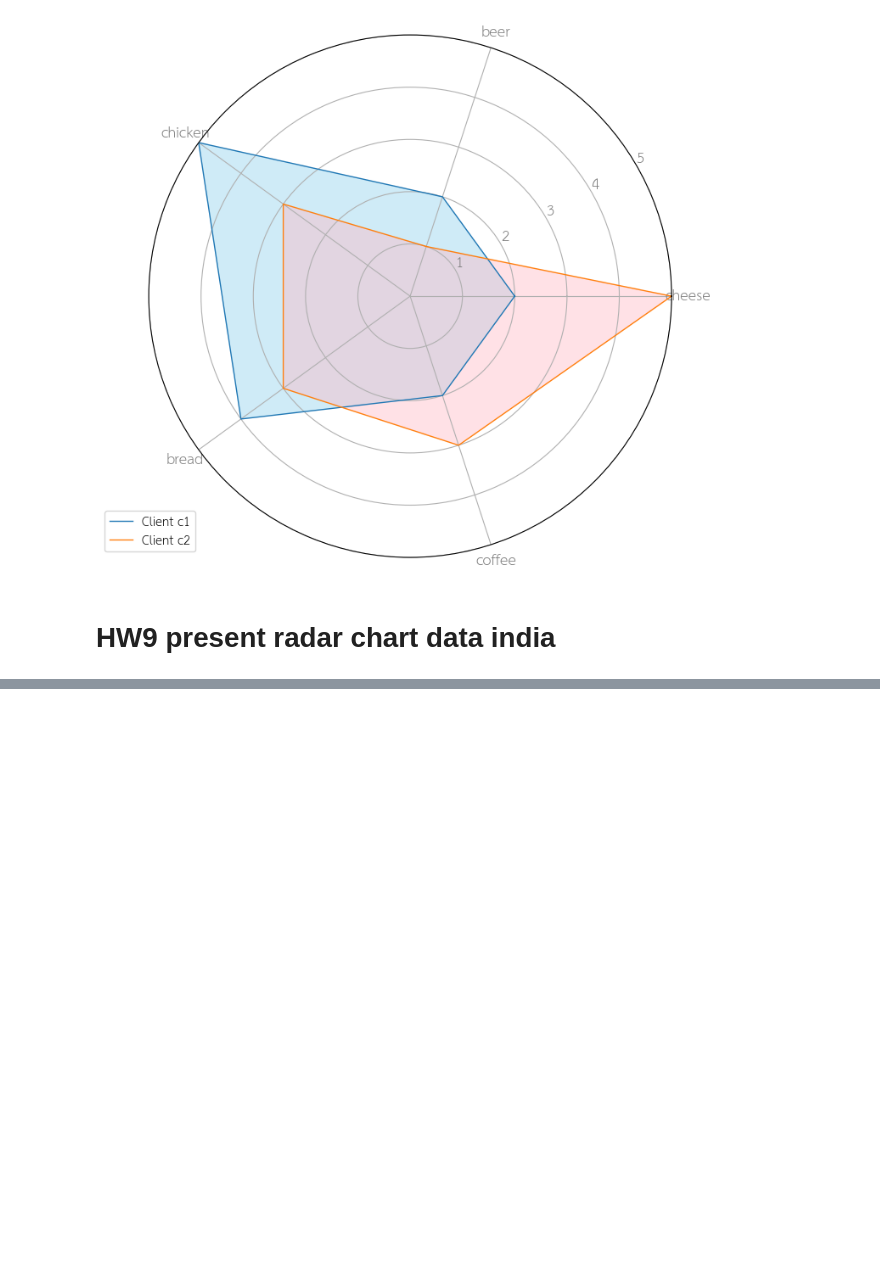
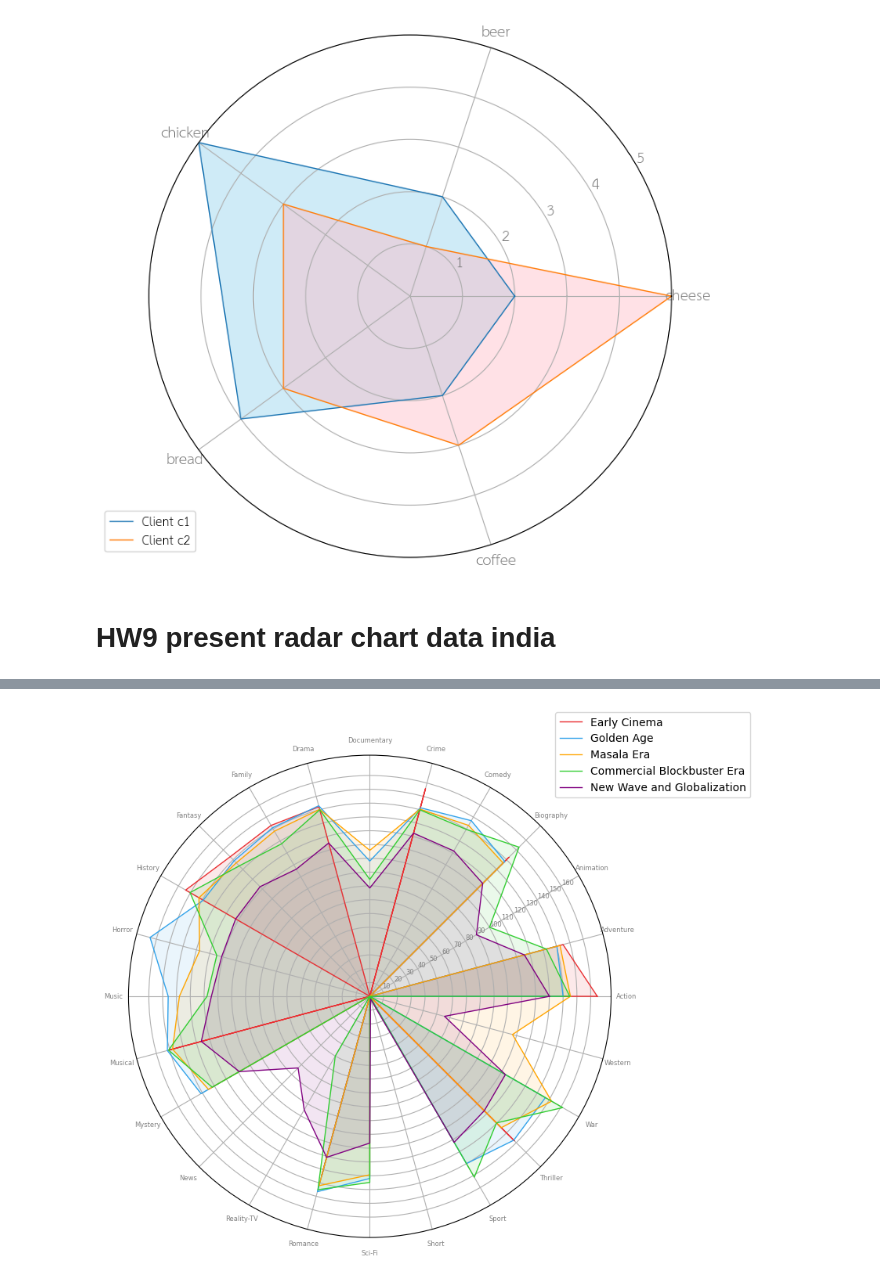
Before and after one commit to Meaiie/python_dataviz2024, a Jupyter notebook: Visualize_Data_Comparison_2024.ipynb, the cells around one changed output, grey strips where cells are left out. Drawn from its saved outputs; the diff is of its cells as text; code cells hidden in the pictures; blank space fills up the shorter version.

```diff
--- a/Visualize_Data_Comparison_2024.ipynb
+++ b/Visualize_Data_Comparison_2024.ipynb
@@ -1211,0 +1396,74 @@ plt.legend(loc='upper right', bbox_to_anchor=(0.1, 0.1))
+# %%
+import math  # ใช้ในการคำนวณมุมของแกนกราฟ radar chart
+import numpy as np
+import pandas as pd
+import matplotlib.pyplot as plt
+
+# Assuming your dataset 'new_md' has columns 'Release_Year', 'Genre', and 'Duration'
+
+# สร้างฟังก์ชันในการแบ่งยุคภาพยนตร์
+def assign_era(release_year):
+    if release_year < 1940:
+        return 'Early Cinema'
+    elif 1940 <= release_year < 1970:
+        return 'Golden Age'
+    elif 1970 <= release_year < 1990:
+        return 'Masala Era'
+    elif 1990 <= release_year < 2010:
+        return 'Commercial Blockbuster Era'
+    else:
+        return 'New Wave and Globalization'
+
+# แปลงคอลัมน์ Duration ให้เป็นตัวเลข
+new_md['Duration'] = pd.to_numeric(new_md['Duration'], errors='coerce')
+
+# ลบแถวที่มีค่า NaN ในคอลัมน์ Duration
+new_md = new_md.dropna(subset=['Duration'])
+
+# สร้างคอลัมน์ 'Era' ใน DataFrame ด้วยการใช้ .loc เพื่อแก้ไขปัญหา SettingWithCopyWarning
+new_md.loc[:, 'Era'] = new_md['Year'].apply(assign_era)
+
+# คำนวณค่าเฉลี่ย Duration ของแต่ละ Genre ในแต่ละยุค
+era_genre_duration = new_md.groupby(['Era', 'Genre'])['Duration'].mean().unstack()
+
+era_genre_duration = era_genre_duration.fillna(0)  # หรือใช้วิธีที่เหมาะสม
+
+# เลือก Genre ที่ต้องการสร้างกราฟ (คุณสามารถปรับตามที่ต้องการ)
+selected_genres = era_genre_duration.columns.tolist()
+
+# เตรียมข้อมูลสำหรับแต่ละยุค
+eras = ['Early Cinema', 'Golden Age', 'Masala Era', 'Commercial Blockbuster Era', 'New Wave and Globalization']
+values = []
+
+for era in eras:
+    # ดึงค่าเฉลี่ย Duration สำหรับแต่ละยุค
+    era_values = era_genre_duration.loc[era, selected_genres].tolist()
+    values.append(era_values)
+
+# ปิดลูปของแต่ละค่าเพื่อสร้างกราฟ radar chart
+values = [v + v[:1] for v in values]
+angles = [n / float(len(selected_genres)) * 2 * math.pi for n in range(len(selected_genres))]
+angles += angles[:1]
+
+# สร้าง radar chart
+fig, ax = plt.subplots(nrows=1, ncols=1, figsize=(8, 8), subplot_kw=dict(polar=True))
+
+# เพิ่มแกนและ grid
+plt.xticks(angles[:-1], selected_genres, color='grey', size=6)
+plt.yticks(np.arange(0, max(map(max, values)) + 1, 10), color='grey', size=6)  # ปรับค่า y ให้สัมพันธ์กับค่า Duration
+plt.ylim(0, max(map(max, values)) + 10)  # ขยายช่วง y ตามค่า Duration
+ax.set_rlabel_position(30)
+
+# Plot ค่าเฉลี่ย Duration สำหรับแต่ละยุค
+colors = ['#ea3033', '#33a3ea', '#ffa500', '#32cd32', '#800080']
+for i, era in enumerate(eras):
+    ax.plot(angles, values[i], linewidth=1, linestyle='solid', label=era, color=colors[i])
+    ax.fill(angles, values[i], colors[i], alpha=0.1)
+
+# เพิ่ม legend
+plt.legend(loc='upper right', bbox_to_anchor=(1.3, 1.1))
+
+# แสดงกราฟ
+plt.show()
+# %% [output]
+[figure, added]
```
Also changed, not shown: parts of 13 cells of this notebook.
